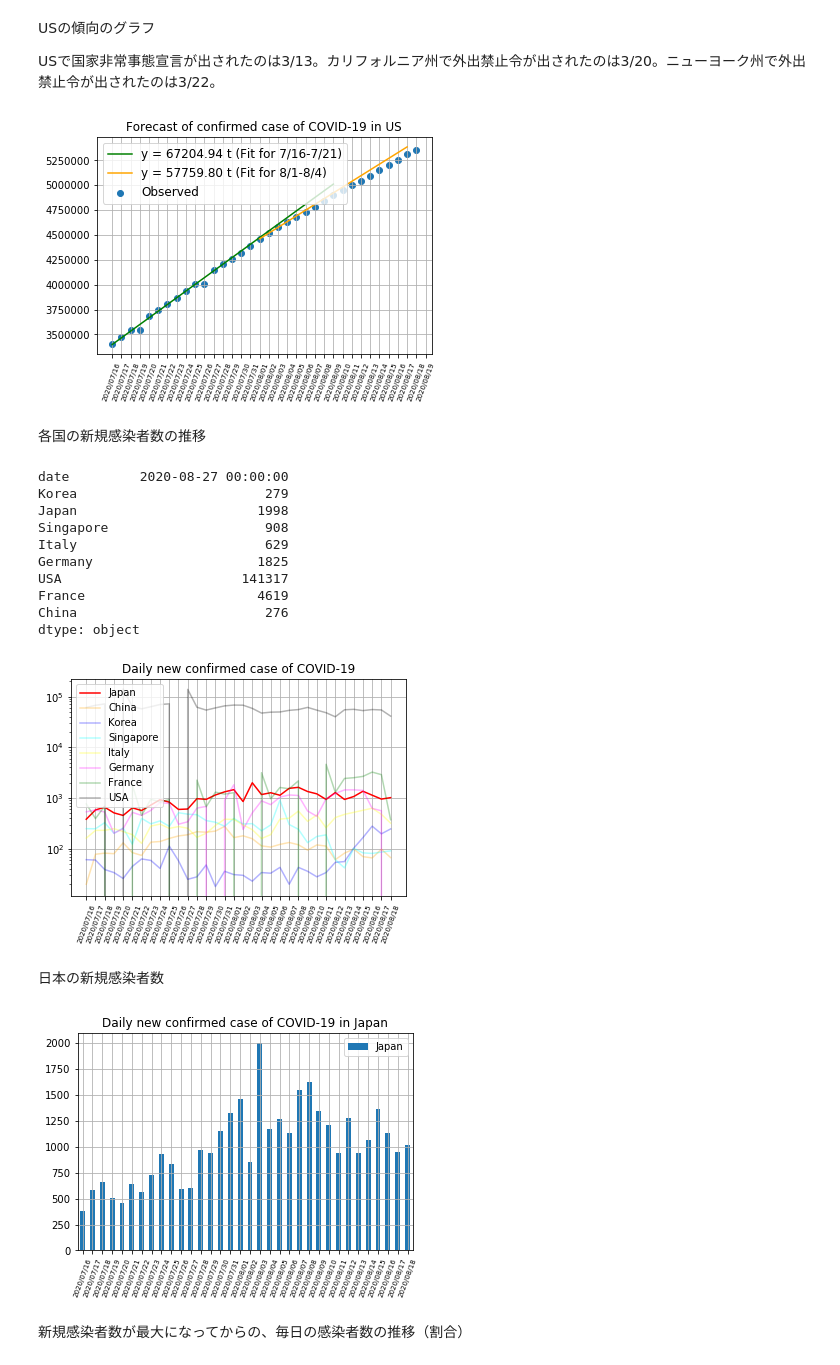
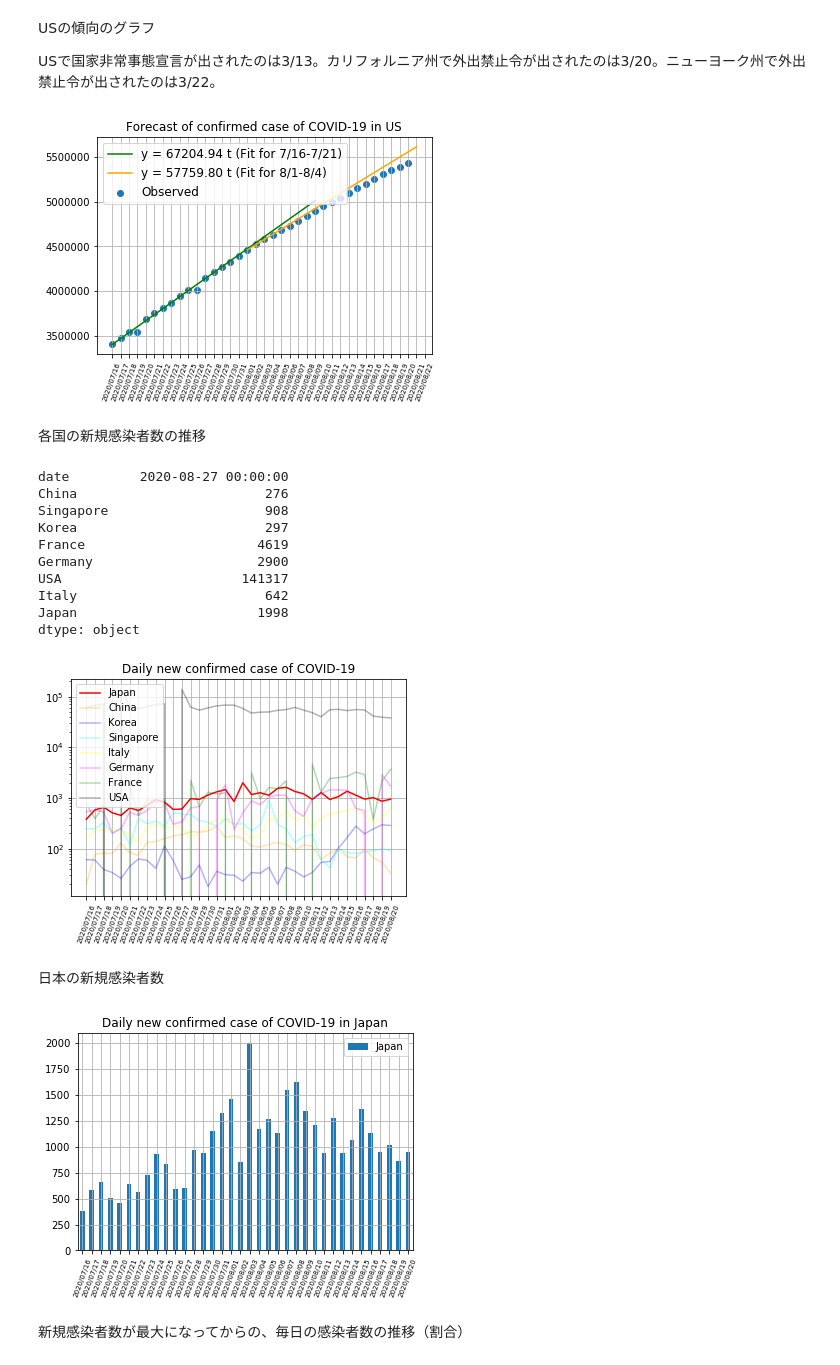
Before and after one commit to yoneken/covid19jp, a Jupyter notebook: Forecast_covid19.ipynb, the cells around one changed output. Drawn from its saved outputs; the diff is of its cells as text; code cells hidden in the pictures.

```diff
--- a/Forecast_covid19.ipynb
+++ b/Forecast_covid19.ipynb
@@ -159,13 +159,13 @@ us_confirmed = df.USA[177:].values
 plt.scatter(x_latent[:len(us_confirmed)], us_confirmed, label="Observed")
 plt.xticks(x_latent, xticks, fontsize=7, rotation=70);
 draw_approx_curve(x_latent, us_confirmed, range(6), 1, forecast=19, color="green", info="(Fit for 7/16-7/21)")
-draw_approx_curve(x_latent, us_confirmed, range(16,20), 1, forecast=13, color="orange", info="(Fit for 8/1-8/4)")
+draw_approx_curve(x_latent, us_confirmed, range(16,20), 1, forecast=17, color="orange", info="(Fit for 8/1-8/4)")
 
 plt.legend(fontsize=12, loc="upper left")
 plt.title("Forecast of confirmed case of COVID-19 in US")
 plt.grid()
 # %% [output]
-[figure, old version]
+[figure, new version]
 # %% [markdown]
 各国の新規感染者数の推移
 # %%
@@ -183,7 +183,7 @@ plt.plot(x_latent, df_diff["France"], color="green", alpha=0.3, label="France")
 plt.plot(x_latent, df_diff["USA"], color="black", alpha=0.3, label="USA")
 
 #df_new.date = [l if i%5==0 else "" for i,l in enumerate(df_new.date)]
-plt.xticks(range(len(df_diff.date)-9), df_diff.date.dt.strftime("%Y/%m/%d"), fontsize=7, rotation=70);
+plt.xticks(range(len(df_diff.date)-7), df_diff.date.dt.strftime("%Y/%m/%d"), fontsize=7, rotation=70);
 plt.yscale("log");
 plt.grid();
 plt.legend(loc="upper left");
@@ -191,27 +191,27 @@ plt.title("Daily new confirmed case of COVID-19");
 print(df_diff.max())
 # %% [output]
 date         2020-08-27 00:00:00
-Korea                        279
+China                        276
+Singapore                    908
+Korea                        297
+France                      4619
+Germany                     2900
+USA                       141317
+Italy                        642
 Japan                       1998
-Singapore                    908
-Italy                        629
-Germany                     1825
-USA                       141317
-France                      4619
-China                        276
 dtype: object
-[figure, old version]
+[figure, new version]
 # %% [markdown]
 日本の新規感染者数
 # %%
 df_diff.Japan.dropna().plot(kind="bar")
 #draw_approx_curve(np.array(range(20)), df_diff.Japan.dropna().values, range(15), 1, forecast=3, info="Fit for 7/16-7/30")
-plt.xticks(range(len(df_diff.date)-9), df_diff.date.dt.strftime("%Y/%m/%d"), fontsize=7, rotation=70);
+plt.xticks(range(len(df_diff.date)-7), df_diff.date.dt.strftime("%Y/%m/%d"), fontsize=7, rotation=70);
 plt.grid();
 plt.legend()
 plt.title("Daily new confirmed case of COVID-19 in Japan");
 # %% [output]
-[figure, old version]
+[figure, new version]
 # %% [markdown]
 新規感染者数が最大になってからの、毎日の感染者数の推移（割合）
 # %%
```
Also changed, not shown: parts of 9 cells of this notebook, 1 other file.
